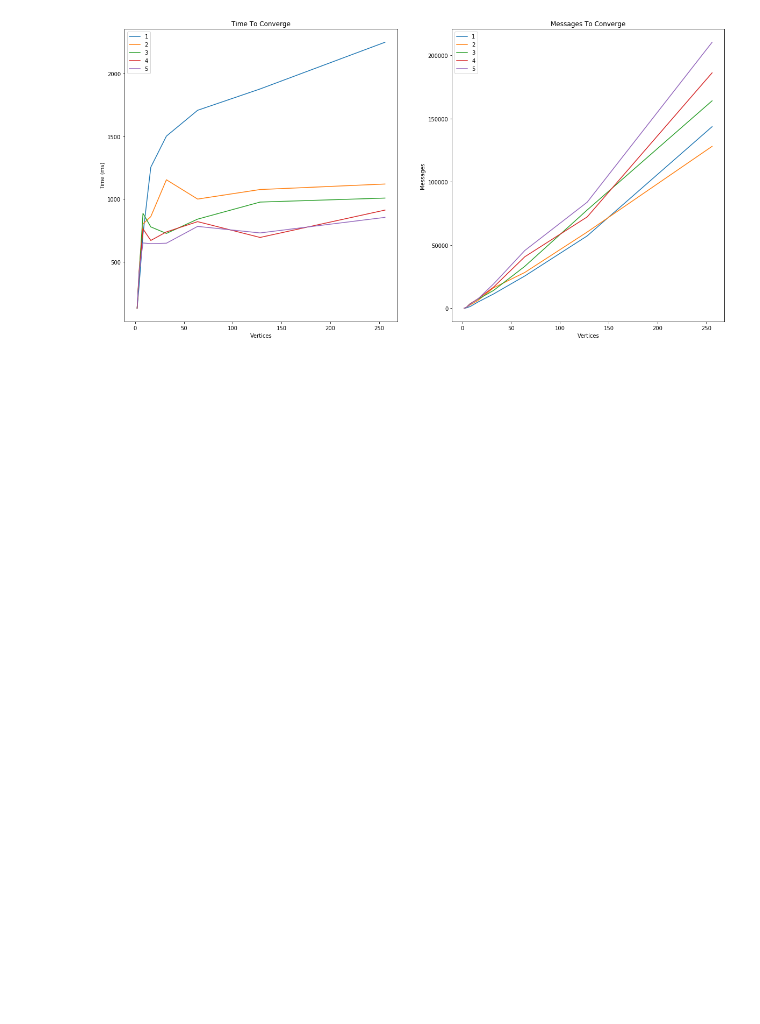
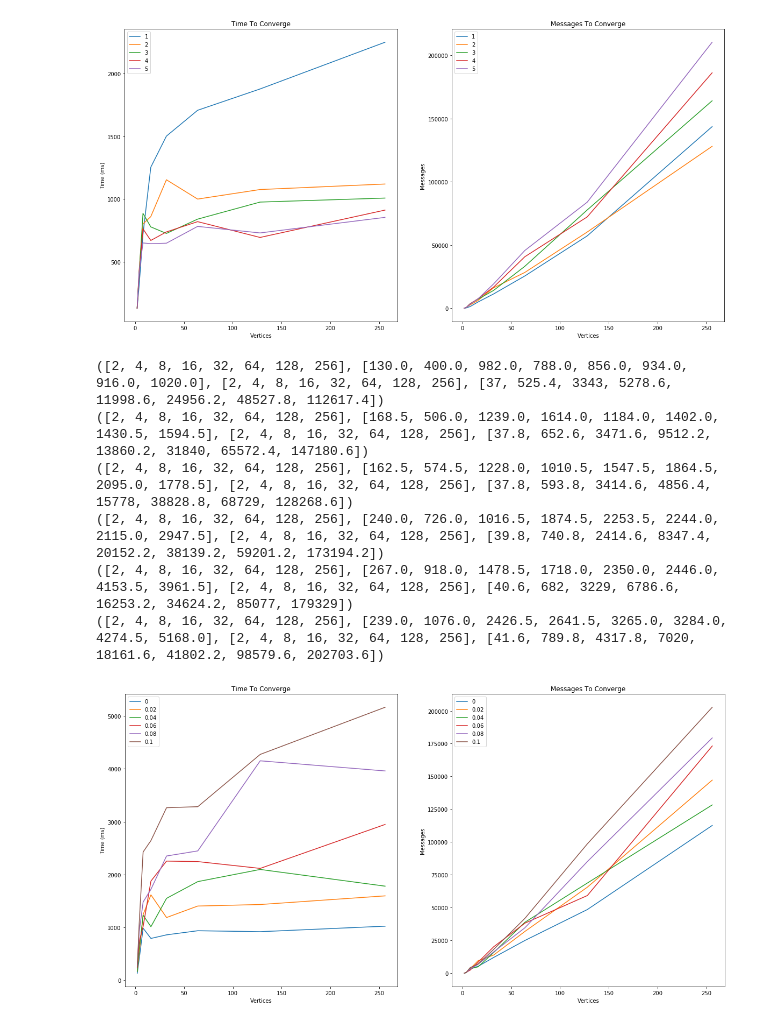
Before and after one commit to hpereira98/LargeScaleDistributedSystems, a Jupyter notebook: main.ipynb, the cells around one changed output. Drawn from its saved outputs; the diff is of its cells as text; code cells hidden in the pictures; blank space fills up the shorter version.

```diff
--- a/main.ipynb
+++ b/main.ipynb
@@ -159,34 +159,42 @@ draw_plot(("1", one), ("2", two), ("3", three), ("4", four), ("5", five))
 # %%
 # Choose Error Percentage
 
 TOPOLOGY = GraphType.BARABASI_ALBERT
 FANOUT = 2
 
 durations, messages = produce_results(TOPOLOGY, INITIAL_VALUE, FANOUT, NO_NEWS, 0, TRIES)
 zero = calculate_points(durations) + calculate_points(messages)
 print(zero)
 
 durations, messages = produce_results(TOPOLOGY, INITIAL_VALUE, FANOUT, NO_NEWS, 0.02, TRIES)
 point2 = calculate_points(durations) + calculate_points(messages)
 print(point2)
 
 durations, messages = produce_results(TOPOLOGY, INITIAL_VALUE, FANOUT, NO_NEWS, 0.04, TRIES)
 point4 = calculate_points(durations) + calculate_points(messages)
 print(point4)
 
 durations, messages = produce_results(TOPOLOGY, INITIAL_VALUE, FANOUT, NO_NEWS, 0.06, TRIES)
 point6 = calculate_points(durations) + calculate_points(messages)
 print(point6)
 
 durations, messages = produce_results(TOPOLOGY, INITIAL_VALUE, FANOUT, NO_NEWS, 0.08, TRIES)
 point8 = calculate_points(durations) + calculate_points(messages)
 print(point8)
 
 durations, messages = produce_results(TOPOLOGY, INITIAL_VALUE, FANOUT, NO_NEWS, 0.1, TRIES)
 ten = calculate_points(durations) + calculate_points(messages)
 print(ten)
 
-draw_plot(("0", zero), ("0.2", point2), ("0.4", point4), ("0.6", point6), ("0.8", point8), ("0.1", ten))
+draw_plot(("0", zero), ("0.02", point2), ("0.04", point4), ("0.06", point6), ("0.08", point8), ("0.1", ten))
+# %% [output]
+([2, 4, 8, 16, 32, 64, 128, 256], [130.0, 400.0, 982.0, 788.0, 856.0, 934.0, 916.0, 1020.0], [2, 4, 8, 16, 32, 64, 128, 256], [37, 525.4, 3343, 5278.6, 11998.6, 24956.2, 48527.8, 112617.4])
+([2, 4, 8, 16, 32, 64, 128, 256], [168.5, 506.0, 1239.0, 1614.0, 1184.0, 1402.0, 1430.5, 1594.5], [2, 4, 8, 16, 32, 64, 128, 256], [37.8, 652.6, 3471.6, 9512.2, 13860.2, 31840, 65572.4, 147180.6])
+([2, 4, 8, 16, 32, 64, 128, 256], [162.5, 574.5, 1228.0, 1010.5, 1547.5, 1864.5, 2095.0, 1778.5], [2, 4, 8, 16, 32, 64, 128, 256], [37.8, 593.8, 3414.6, 4856.4, 15778, 38828.8, 68729, 128268.6])
+([2, 4, 8, 16, 32, 64, 128, 256], [240.0, 726.0, 1016.5, 1874.5, 2253.5, 2244.0, 2115.0, 2947.5], [2, 4, 8, 16, 32, 64, 128, 256], [39.8, 740.8, 2414.6, 8347.4, 20152.2, 38139.2, 59201.2, 173194.2])
+([2, 4, 8, 16, 32, 64, 128, 256], [267.0, 918.0, 1478.5, 1718.0, 2350.0, 2446.0, 4153.5, 3961.5], [2, 4, 8, 16, 32, 64, 128, 256], [40.6, 682, 3229, 6786.6, 16253.2, 34624.2, 85077, 179329])
+([2, 4, 8, 16, 32, 64, 128, 256], [239.0, 1076.0, 2426.5, 2641.5, 3265.0, 3284.0, 4274.5, 5168.0], [2, 4, 8, 16, 32, 64, 128, 256], [41.6, 789.8, 4317.8, 7020, 18161.6, 41802.2, 98579.6, 202703.6])
+[figure, added]
 # %%
 # Choose No News
 
```
Also changed, not shown: parts of 1 cell of this notebook.
